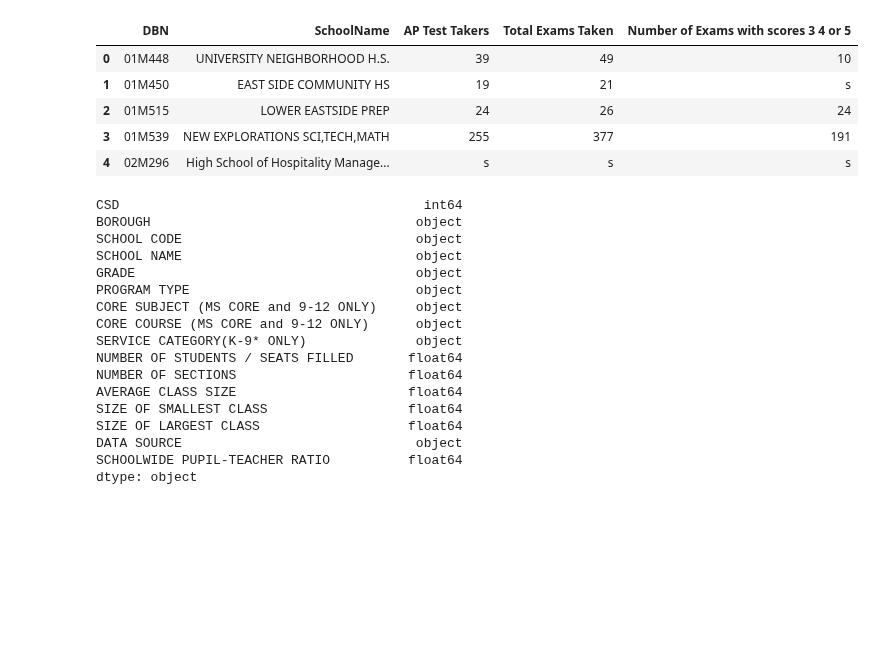
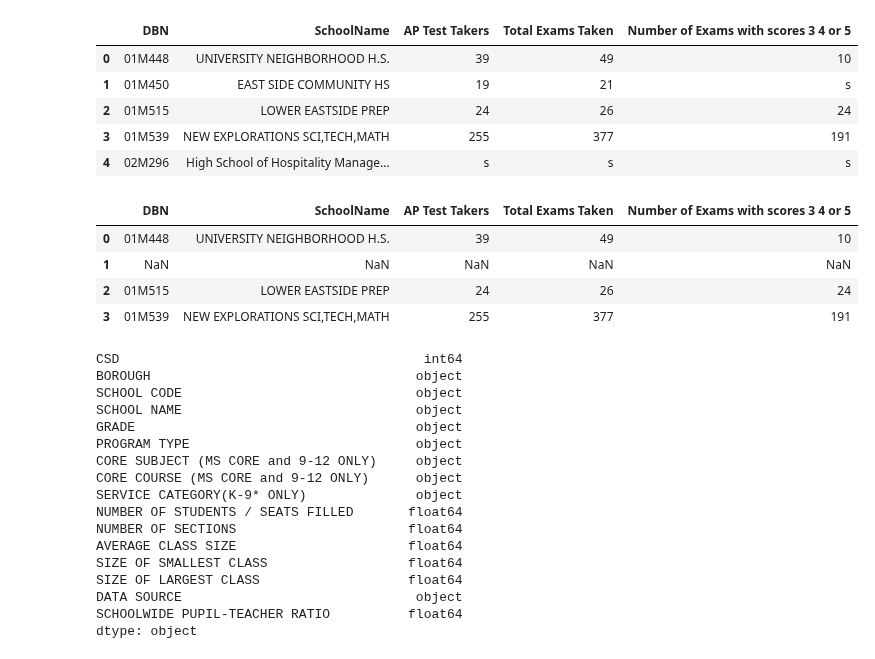
Before and after one commit to ckyko/CSC59970Project, a Jupyter notebook: school_scores.ipynb, the cells around one changed output. Cells and saved outputs as stored; diff of their text form; code cells hidden in the pictures; blank space fills up the shorter version.

```diff
--- a/school_scores.ipynb
+++ b/school_scores.ipynb
@@ -228,6 +241,15 @@ dtype: object
 | 2 | 01M515 | LOWER EASTSIDE PREP | 24 | 26 | 24 |
 | 3 | 01M539 | NEW EXPLORATIONS SCI,TECH,MATH | 255 | 377 | 191 |
 | 4 | 02M296 | High School of Hospitality Manage... | s | s | s |
+# %%
+r_ap.ix[r_ap['Number of Exams with scores 3 4 or 5'] == 's'] = np.nan
+r_ap.head(4)
+# %% [output]
+|  | DBN | SchoolName | AP Test Takers | Total Exams Taken | Number of Exams with scores 3 4 or 5 |
+| 0 | 01M448 | UNIVERSITY NEIGHBORHOOD H.S. | 39 | 49 | 10 |
+| 1 | NaN | NaN | NaN | NaN | NaN |
+| 2 | 01M515 | LOWER EASTSIDE PREP | 24 | 26 | 24 |
+| 3 | 01M539 | NEW EXPLORATIONS SCI,TECH,MATH | 255 | 377 | 191 |
 # %%
 r_size = pd.read_csv(DATA_PATH_SIZE)
 print(r_size.dtypes)
```
Also changed, not shown: parts of 4 cells of this notebook.
